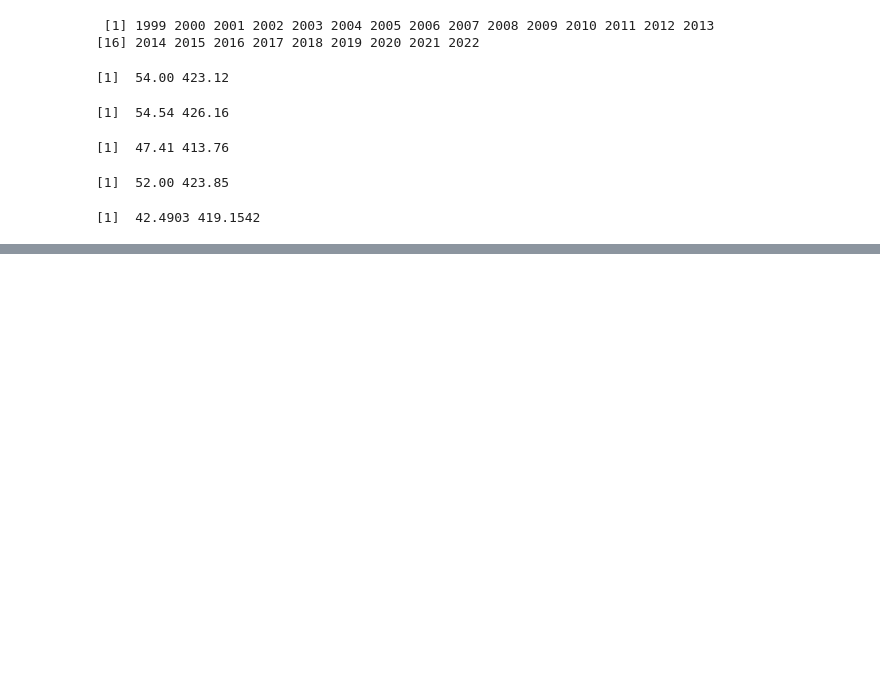
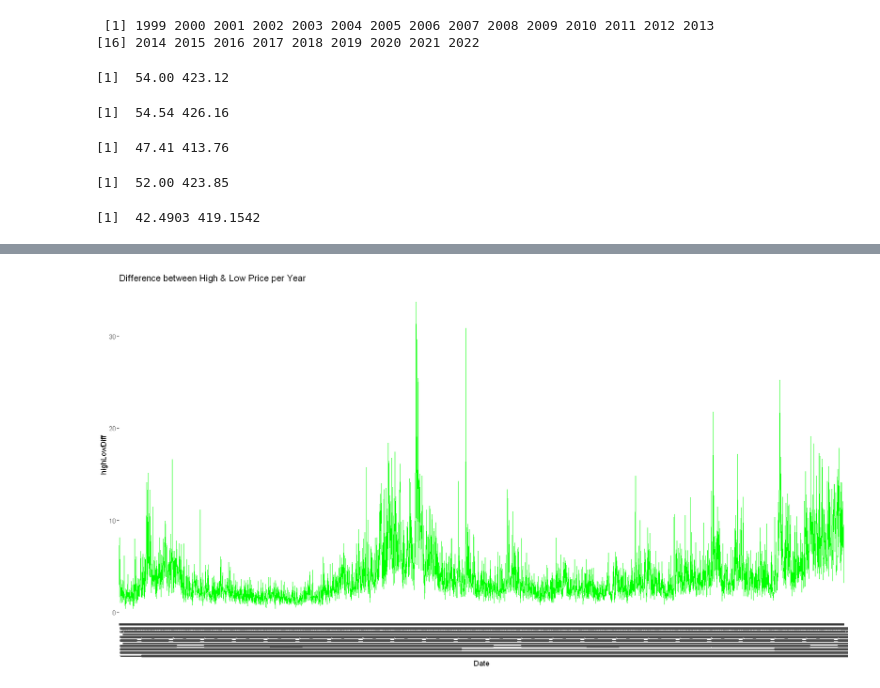
Before and after one commit to Chibikai/Goldman-Sachs-Stocks, a Jupyter notebook: Goldman_Sach.ipynb, the cells around one changed output, grey strips where cells are left out. Cells and saved outputs as stored; diff of their text form; code cells hidden in the pictures; blank space fills up the shorter version.

```diff
--- a/Goldman_Sach.ipynb
+++ b/Goldman_Sach.ipynb
@@ -135,7 +127,11 @@ range(GoldmanSachs$Adj.Close)
 # %% [output]
 [1]  42.4903 419.1542
 # %%
-# Range between High and Low Price by row from 1999 to 2022
+# Difference between High and Low Price by row from 1999 to 2022
 
-GoldmanSachs$rowRange = GoldmanSachs[,3] - GoldmanSachs[,4]
+highLowDiff = GoldmanSachs[, 3] - GoldmanSachs[, 4]
+
+GoldmanSachs$highLowDiff = highLowDiff
+
+GoldmanSachs$highLowDiff
 # %% [output]
@@ -142,0 +177,9 @@ ERROR: Error in rowRanges(GoldmanSachs[, c(3, 4)], na.rm = TRUE): could not find
+# %%
+options(repr.plot.width=15, repr.plot.height=8)
+
+ggplot(GoldmanSachs, aes(x=Date, y=highLowDiff, group = Year)) +
+  geom_line(color="green") +
+  ggtitle("Difference between High & Low Price per Year") +
+  theme(axis.text.x = element_text(angle = 90, vjust = 1, hjust=1))
+# %% [output]
+[figure, added]
```
Also changed, not shown: parts of 18 cells of this notebook, 1 other file.
